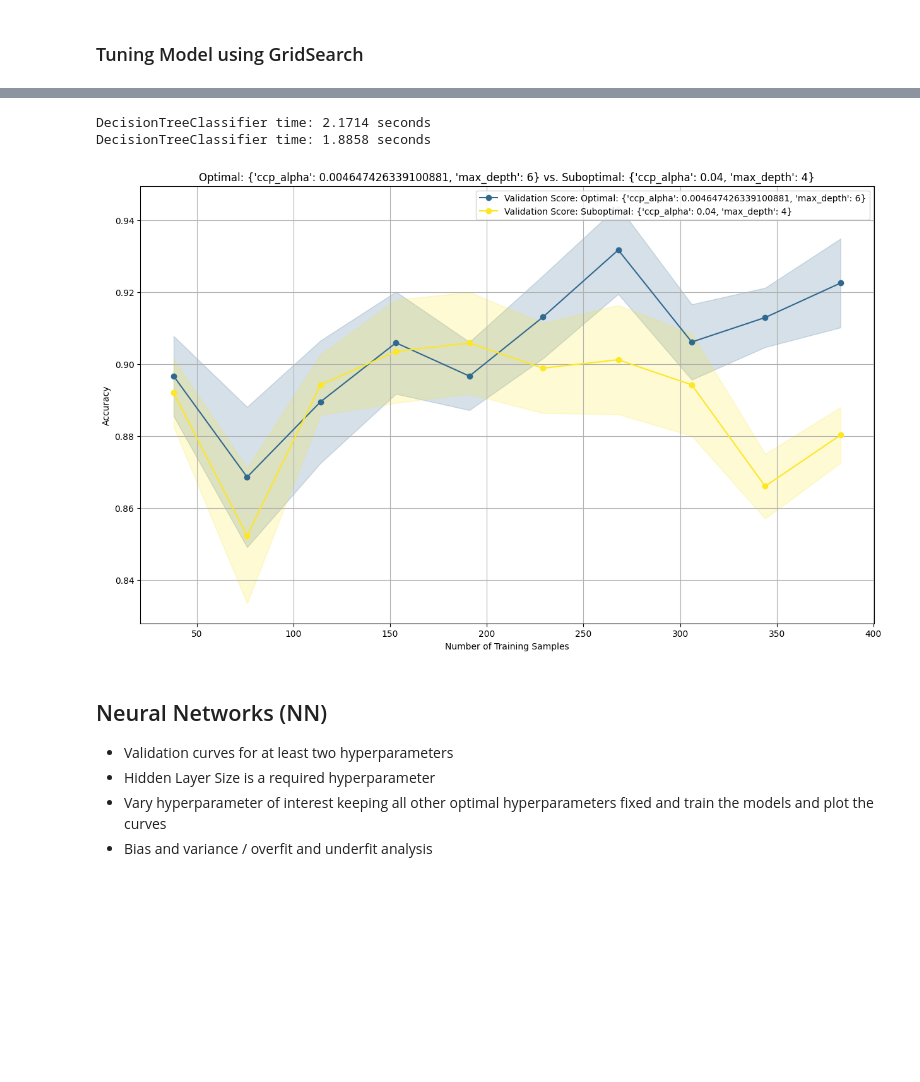
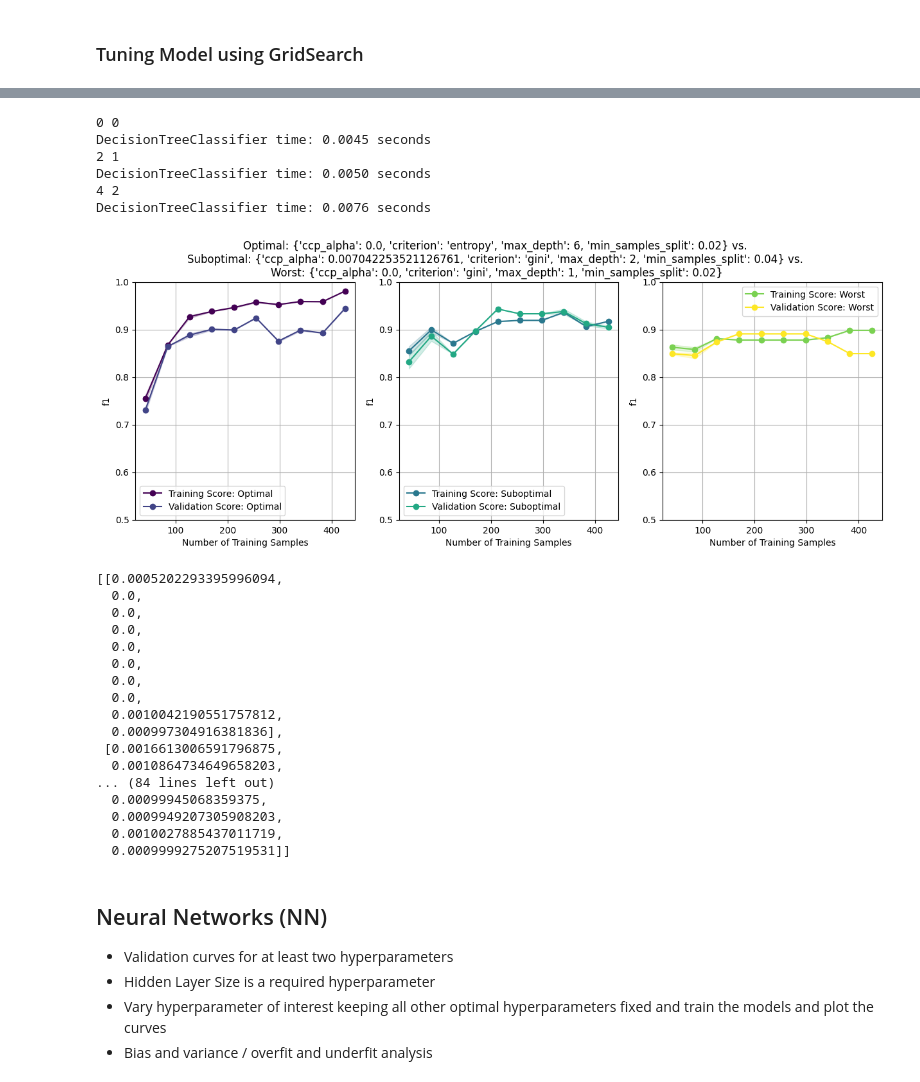
Before and after one commit to Ape12b/OMSCS_7641_Assignment1, a Jupyter notebook: Assignment1.ipynb, the cells around one changed output, grey strips where cells are left out. Saved outputs shown, nothing was run; the diff lists cells and outputs as text; code cells hidden in the pictures; blank space fills up the shorter version.

```diff
--- a/Assignment1.ipynb
+++ b/Assignment1.ipynb
@@ -201,21 +167,16 @@ helper.plot_train_test_metrics(train_scores, test_scores, params, param_names, s
 # %% [markdown]
 ### Tuning Model using GridSearch
 # %%
-# Define the names of the hyperparameters being tuned
-param_names = ["ccp_alpha", "max_depth"]
-
-# Define the range of hyperparameter values being explored
-params = [ccp_alphas, list(range(1, 9))]
-
 # Use a helper function 'grid_search_func' to perform grid search over hyperparameters
 # DecisionTreeClassifier() creates a Decision Tree classifier object
-# 'params' contains the range of values for each hyperparameter
+# 'param_values' contains the range of values for each hyperparameter
 # 'param_names' contains the names of the hyperparameters
 # 'cv=5' specifies 5-fold cross-validation for evaluation
-# 'scoring='accuracy'' specifies that the 'accuracy' metric will be used for evaluation
+# 'scoring='f1'' specifies that the 'f1' metric will be used for evaluation
 # 'X_train', 'X_test', 'y_train', and 'y_test' contain the training and testing data
-best_params = helper.grid_search_func(DecisionTreeClassifier(), params, param_names,
-                     cv=5, scoring='f1', pos_label = "M",
-                     X_train=X_train, X_test=X_test,
-                     y_train=y_train, y_test=y_test)
+result_dct = helper.grid_search_func(DecisionTreeClassifier(),
+                                     param_values, param_names,
+                                     cv=5, scoring='f1', pos_label = "M",
+                                     X_train=X_train, X_test=X_test,y_train=y_train, y_test=y_test,
+                                     verbose= 2 )
 # %% [output]
@@ -224,20 +186,31 @@ Test accuracy: 0.9440559440559441
+# %%
+df_dct = pd.DataFrame(result_dct[1])
 # %%
-# Define suboptimal hyperparameter values
-suboptimal_params = {'ccp_alpha': 0.04, 'max_depth': 4}
+# Get best, worst and suboptimal hyperparameter values
+best_params = df_dct.sort_values(by="rank_test_score").iloc[0].params
+worst_params = df_dct.sort_values(by="rank_test_score").iloc[-1].params
+suboptimal_params = df_dct.sort_values(by="rank_test_score").iloc[int(len(df_dct) / 2)].params
 
-# Use a helper function 'plot_learning_curves' to visualize learning curves
+# Use a helper function 'plot_learning_curves' to visualize learning curves wrt sample size
 # 'X_train', 'X_test', 'y_train', and 'y_test' contain the training and testing data
 # 'clfs' is a list containing classifiers with different hyperparameters
 # 'names' is a list containing names for classifier and parameters (for plotting)
 # 'plot_train=False' specifies not to plot the training curves
 # 'cv=10' specifies 10-fold cross-validation for evaluation
-helper.plot_learning_curves(X_train, X_test, y_train, y_test,
+result = helper.plot_learning_curves(X_train, X_test, y_train, y_test,
                      clfs=[DecisionTreeClassifier(**best_params),
-                           DecisionTreeClassifier(**suboptimal_params)],
-                     names=[f"Optimal: {best_params}", f"Suboptimal: {suboptimal_params}"],
-                     plot_train=False,
-                     cv=10)
+                           DecisionTreeClassifier(**suboptimal_params),
+                           DecisionTreeClassifier(**worst_params),],
+                     names=[f"Optimal: {best_params}", f"Suboptimal: {suboptimal_params}", f"Worst: {worst_params}"],
+                     plot_train=True,
+                     cv=10,
+                     scoring = "f1",
+                     pos_label = "M")
 # %% [output]
-DecisionTreeClassifier time: 2.1714 seconds
-DecisionTreeClassifier time: 1.8858 seconds
+0 0
+DecisionTreeClassifier time: 0.0045 seconds
+2 1
+DecisionTreeClassifier time: 0.0050 seconds
+4 2
+DecisionTreeClassifier time: 0.0076 seconds
-[figure, old version]
+[figure, new version]
@@ -244,3 +219,23 @@ DecisionTreeClassifier time: 1.8858 seconds
+# %%
+fit_times
+# %% [output]
+[[0.0005202293395996094,
+  0.0,
+  0.0,
+  0.0,
+  0.0,
+  0.0,
+  0.0,
+  0.0,
+  0.0010042190551757812,
+  0.000997304916381836],
+ [0.0016613006591796875,
+  0.0010864734649658203,
+... (84 lines left out)
+  0.00099945068359375,
+  0.0009949207305908203,
+  0.0010027885437011719,
+  0.0009999275207519531]]
 # %% [markdown]
 ## Neural Networks (NN)
 
```
Also changed, not shown: parts of 13 cells of this notebook, 6 other files.
